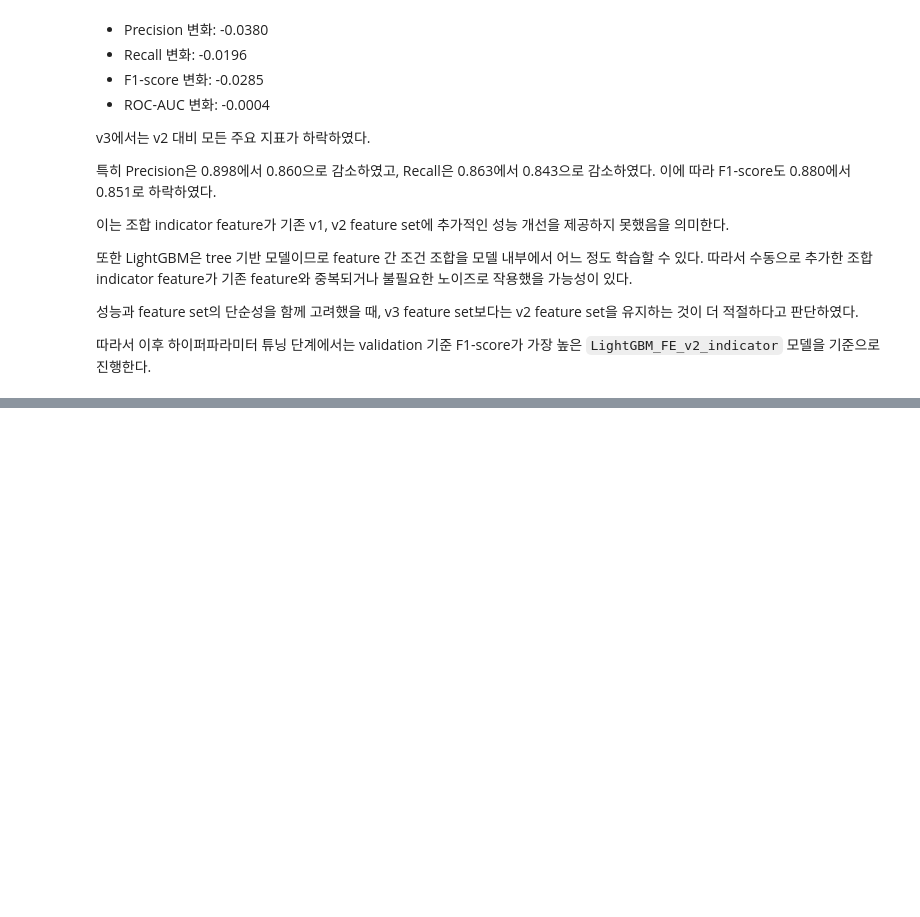
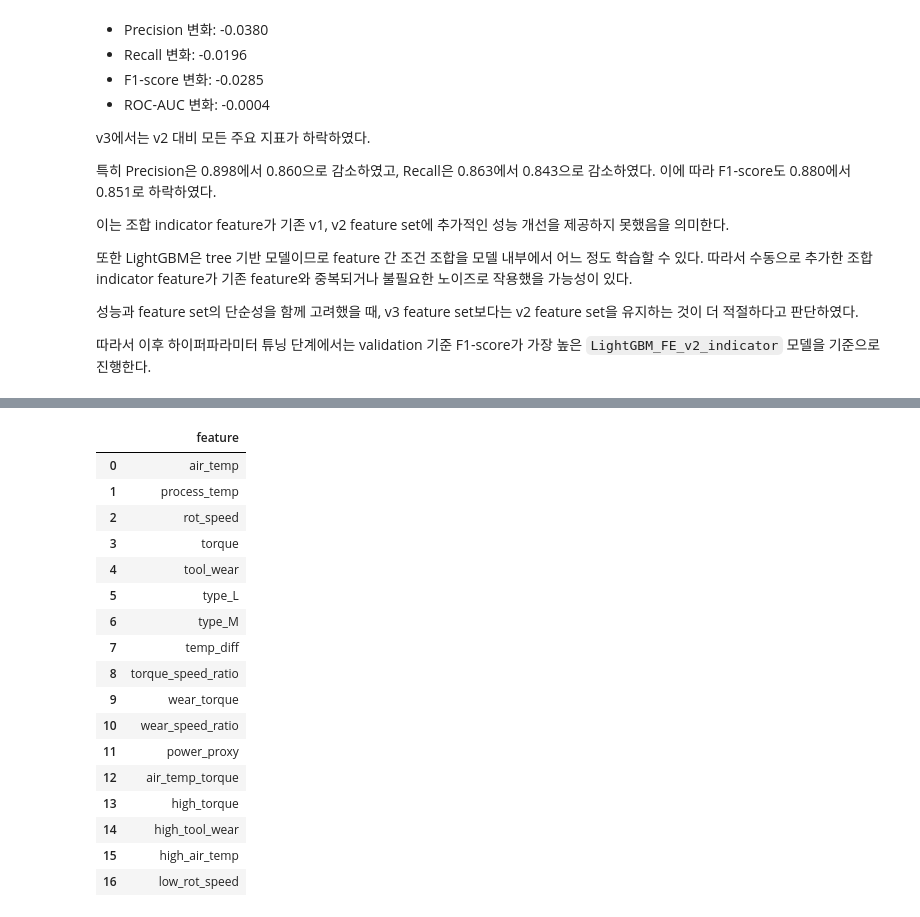
Before and after one commit to mjbaa/manufacturing_macine_learning_project, a Jupyter notebook: notebooks/quality_prediction_model.ipynb, the cells around one changed output, grey strips where cells are left out. Drawn from its saved outputs; the diff is of its cells as text; code cells hidden in the pictures; blank space fills up the shorter version.

```diff
--- a/notebooks/quality_prediction_model.ipynb
+++ b/notebooks/quality_prediction_model.ipynb
@@ -2190,0 +2281,30 @@ v3에서는 v2 대비 모든 주요 지표가 하락하였다.
+# %%
+best_feature_columns = pd.DataFrame({
+    "feature": X_train_best_fe.columns
+})
+
+best_feature_columns.to_csv(
+    REPORT_DIR / "best_feature_columns_fe_v2.csv",
+    index=False
+)
+
+best_feature_columns
+# %% [output]
+|  | feature |
+| 0 | air_temp |
+| 1 | process_temp |
+| 2 | rot_speed |
+| 3 | torque |
+| 4 | tool_wear |
+| 5 | type_L |
+| 6 | type_M |
+| 7 | temp_diff |
+| 8 | torque_speed_ratio |
+| 9 | wear_torque |
+| 10 | wear_speed_ratio |
+| 11 | power_proxy |
+| 12 | air_temp_torque |
+| 13 | high_torque |
+| 14 | high_tool_wear |
+| 15 | high_air_temp |
+| 16 | low_rot_speed |
```
Also changed, not shown: parts of 8 cells of this notebook, 2 other files.
